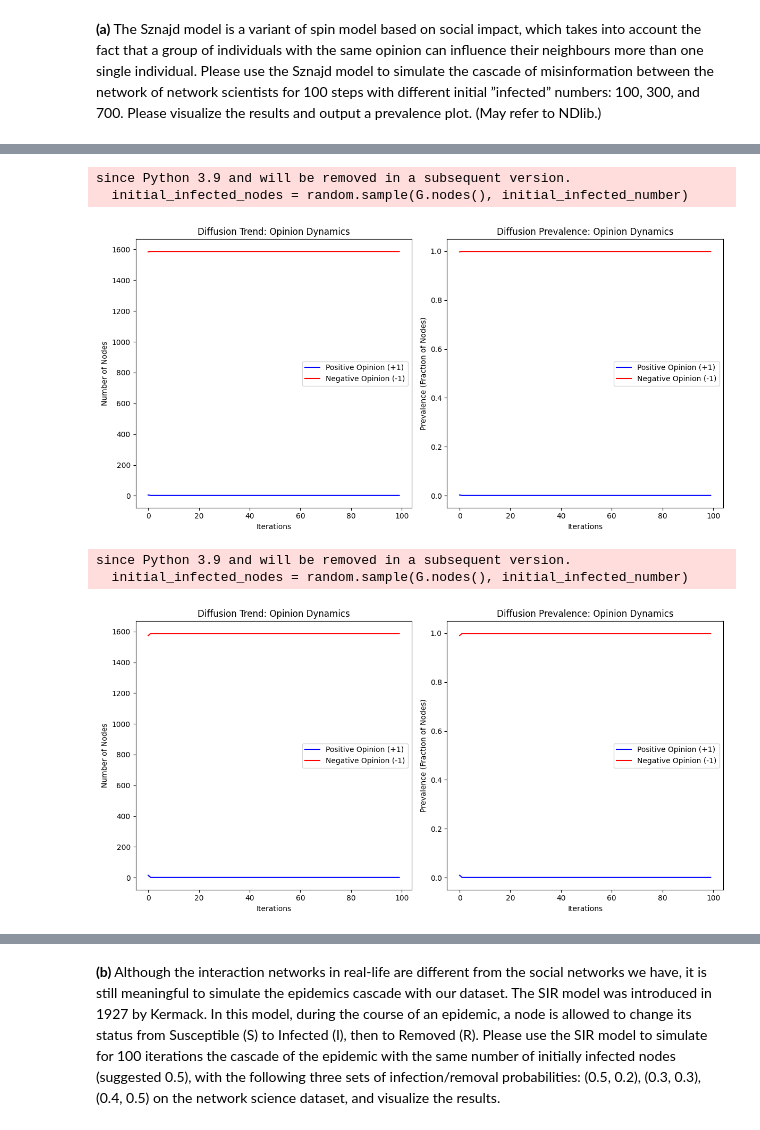
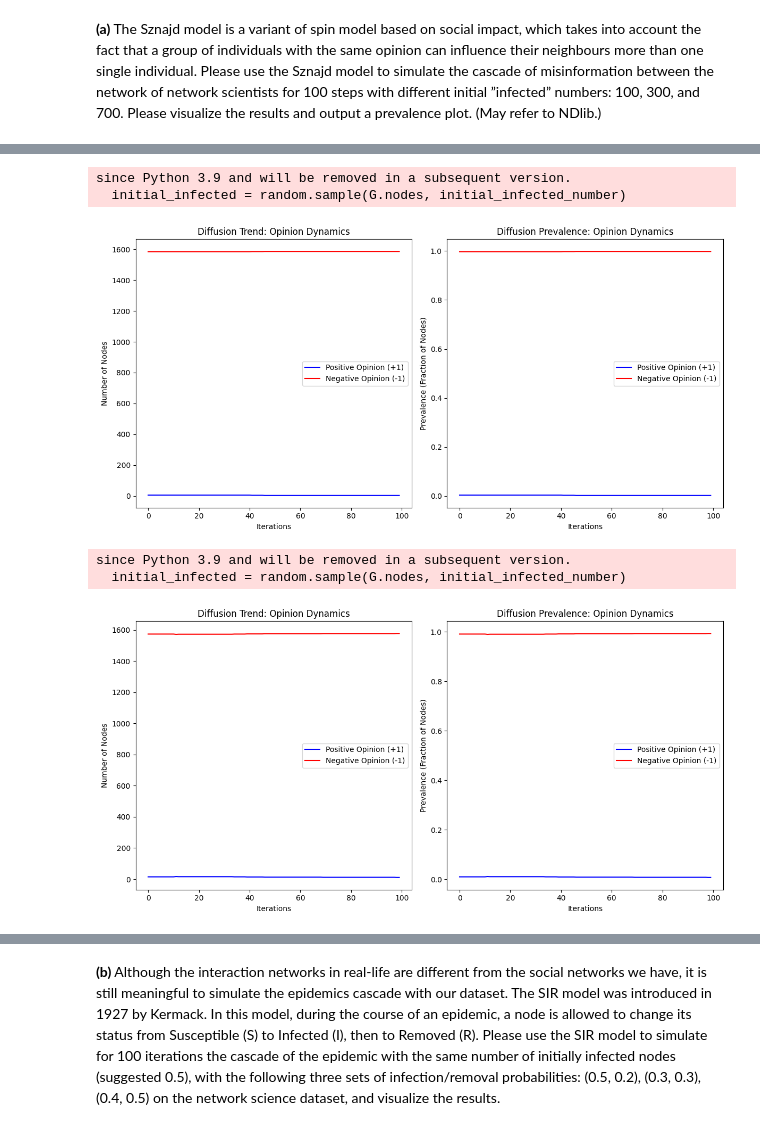
Before and after one commit to pariaighanian/Analysis_of_Complex_Netwroks, a Jupyter notebook: Assignment_7.ipynb, the cells around one changed output, grey strips where cells are left out. Saved outputs shown, nothing was run; the diff lists cells and outputs as text; code cells hidden in the pictures.

```diff
--- a/Assignment_7.ipynb
+++ b/Assignment_7.ipynb
@@ -161,16 +170,16 @@ def sznajd_model(G, initial_infected_number, number_iterations):
 # %%
 # Run sznajd for initial infected number: 5
-sznajd_model(graph, initial_infected_number=5, number_iterations=100)
+sznajd_model_extended(graph, initial_infected_number=5, number_iterations=100, seed=42)
 # %% [output]
 since Python 3.9 and will be removed in a subsequent version.
-  initial_infected_nodes = random.sample(G.nodes(), initial_infected_number)
+  initial_infected = random.sample(G.nodes, initial_infected_number)
-[figure, old version]
+[figure, new version]
 # %%
 # Run sznajd for initial infected number: 15
-sznajd_model(graph, initial_infected_number=15, number_iterations=100)
+sznajd_model_extended(graph, initial_infected_number=15, number_iterations=100, seed=42)
 # %% [output]
 since Python 3.9 and will be removed in a subsequent version.
-  initial_infected_nodes = random.sample(G.nodes(), initial_infected_number)
+  initial_infected = random.sample(G.nodes, initial_infected_number)
-[figure, old version]
+[figure, new version]
 # %%
 # Run sznajd for initial infected number: 30
```
Also changed, not shown: parts of 20 cells of this notebook.
